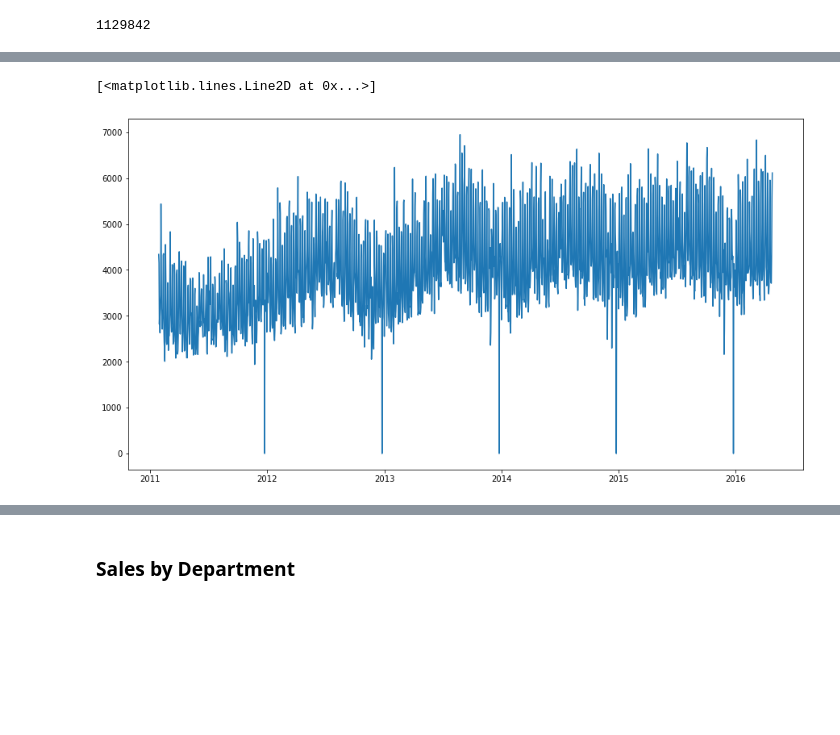
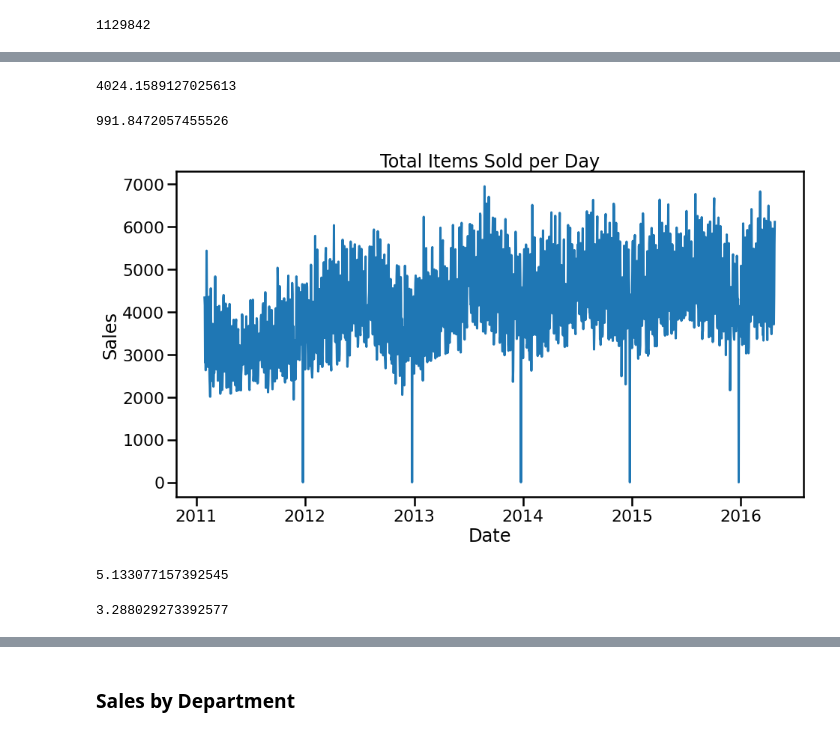
Before and after one commit to twood2015/Flatiron_Capstone, a Jupyter notebook: Working Notebooks/SquareOne.ipynb, the cells around one changed output, grey strips where cells are left out. Saved outputs shown, nothing was run; the diff lists cells and outputs as text; code cells hidden in the pictures; blank space fills up the shorter version.

Commit message:
added modeling notebook and images

```diff
--- a/Working Notebooks/SquareOne.ipynb
+++ b/Working Notebooks/SquareOne.ipynb
@@ -178,6 +198,27 @@ CA1_price['sell_price'].isna().sum()
+# %%
+CA1_price.groupby('date')['sales'].sum().mean()
+# %% [output]
+4024.1589127025613
+# %%
+CA1_price.groupby('date')['sales'].sum().std()
+# %% [output]
+991.8472057455526
+# %%
+sns.set_context('poster')
 # %%
 fig, ax = plt.subplots(figsize=(15,8))
-ax.plot(CA1_price.groupby('date')['sales'].sum())
+sns.lineplot(data=CA1_price.groupby('date')['sales'].sum(), ax=ax)
+ax.set_title('Total Items Sold per Day')
+ax.set_xlabel('Date')
+ax.set_ylabel('Sales')
+plt.savefig('../images/total_items_sold.jpeg', facecolor='white');
 # %% [output]
-[<matplotlib.lines.Line2D at 0x...>]
-[figure, old version]
+[figure, new version]
+# %%
+CA1_price[CA1_price['id'] == items[42]]['sales'].std()
+# %% [output]
+5.133077157392545
+# %%
+CA1_price[CA1_price['id'] == items[42]]['sales'].mean()
+# %% [output]
+3.288029273392577
```
Also changed, not shown: parts of 10 cells of this notebook, 3 other files.
